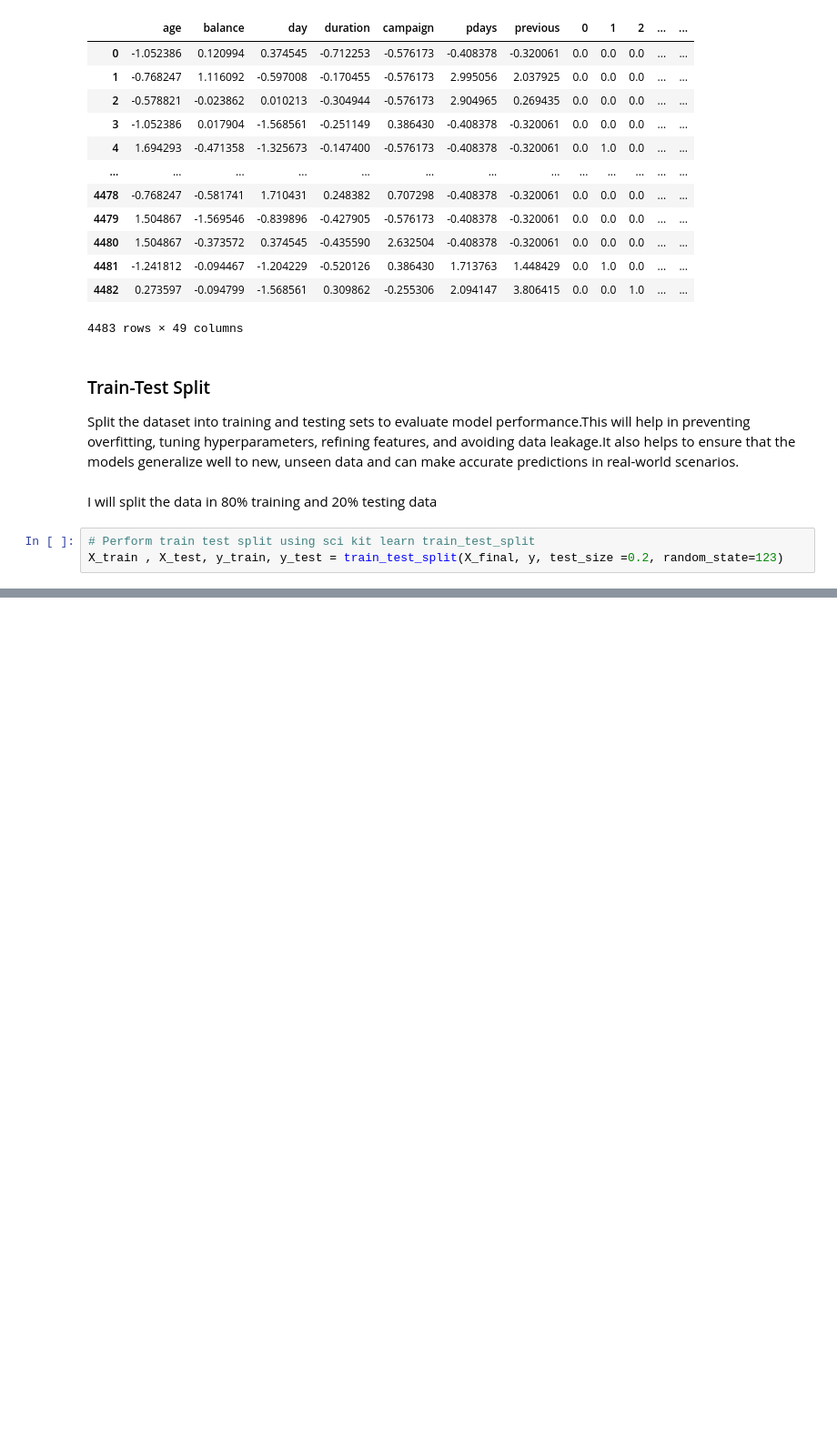
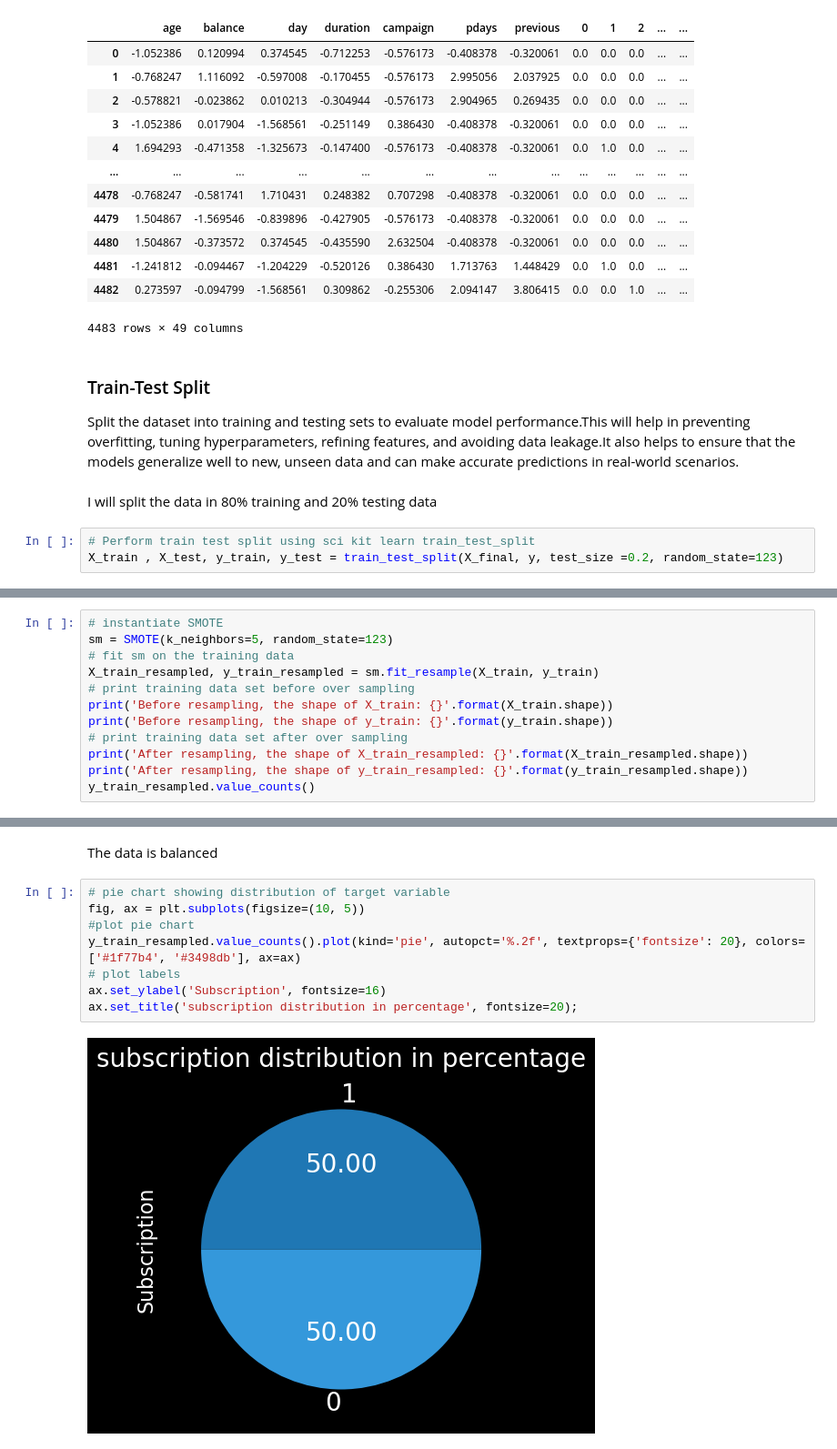
Before and after one commit to marwa9975/CUSTOMER_PURCHASE_PREDICTION, a Jupyter notebook: notebook.ipynb, the cells around one changed output, grey strips where cells are left out. Shown at 91% size. Cells and saved outputs as stored; diff of their text form; blank space fills up the shorter version.

Commit message:
smote analysis

```diff
--- a/notebook.ipynb
+++ b/notebook.ipynb
@@ -526,0 +539,12 @@ X_train , X_test, y_train, y_test = train_test_split(X_final, y, test_size =0.2,
+# %%
+# instantiate SMOTE
+sm = SMOTE(k_neighbors=5, random_state=123)
+# fit sm on the training data
+X_train_resampled, y_train_resampled = sm.fit_resample(X_train, y_train)
+# print training data set before over sampling
+print('Before resampling, the shape of X_train: {}'.format(X_train.shape))
+print('Before resampling, the shape of y_train: {}'.format(y_train.shape))
+# print training data set after over sampling
+print('After resampling, the shape of X_train_resampled: {}'.format(X_train_resampled.shape))
+print('After resampling, the shape of y_train_resampled: {}'.format(y_train_resampled.shape))
+y_train_resampled.value_counts()
@@ -526,0 +559,12 @@ X_train , X_test, y_train, y_test = train_test_split(X_final, y, test_size =0.2,
+# %% [markdown]
+The data is balanced
+# %%
+# pie chart showing distribution of target variable
+fig, ax = plt.subplots(figsize=(10, 5))
+#plot pie chart
+y_train_resampled.value_counts().plot(kind='pie', autopct='%.2f', textprops={'fontsize': 20}, colors=['#1f77b4', '#3498db'], ax=ax)
+# plot labels
+ax.set_ylabel('Subscription', fontsize=16)
+ax.set_title('subscription distribution in percentage', fontsize=20);
+# %% [output]
+[figure, added]
```
Also changed, not shown: parts of 5 cells of this notebook.
